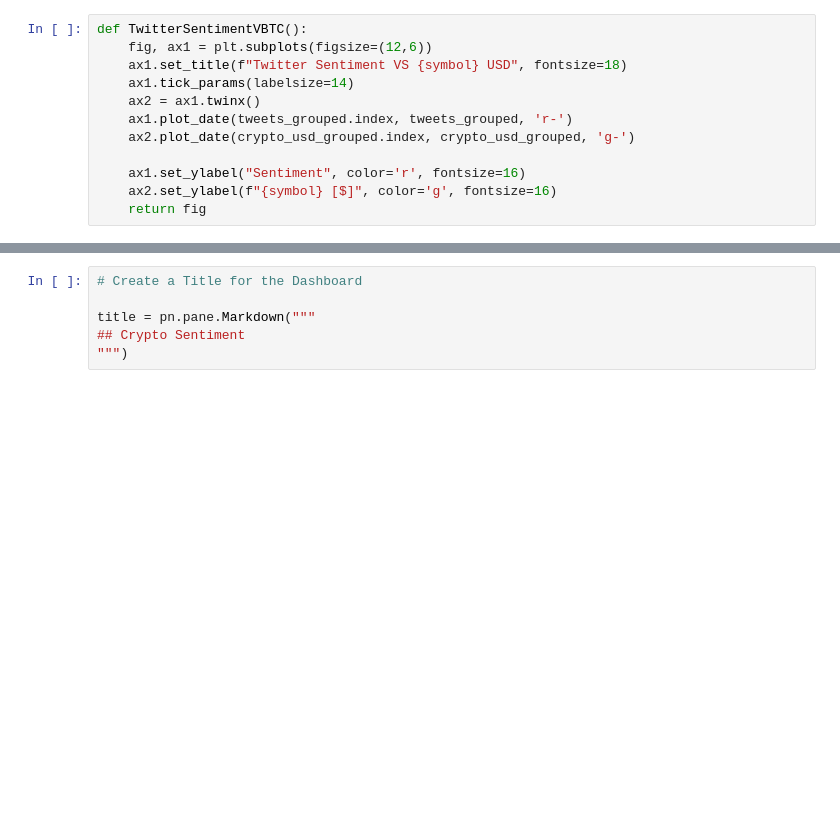
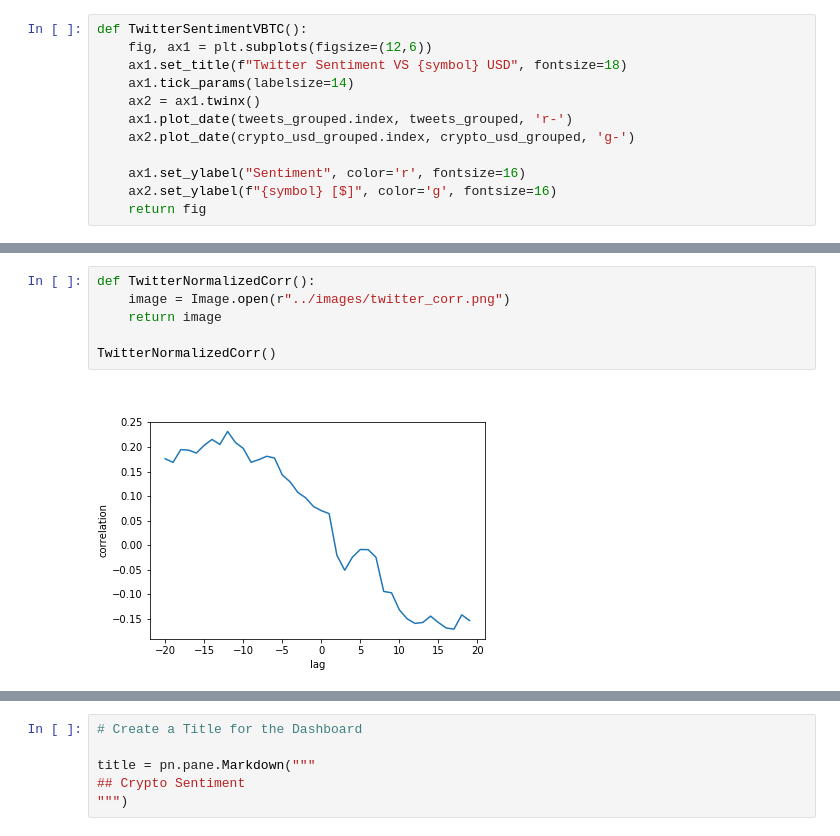
Before and after one commit to markjosephcampbell/Project3, a Jupyter notebook: Notebook/dashboard.ipynb, the cells around one changed output, grey strips where cells are left out. Cells and saved outputs as stored; diff of their text form; blank space fills up the shorter version.

```diff
--- a/Notebook/dashboard.ipynb
+++ b/Notebook/dashboard.ipynb
@@ -115,0 +134,8 @@ ValueError: PNG pane does not support objects of type 'Figure'.
+# %%
+def TwitterNormalizedCorr():
+    image = Image.open(r"../images/twitter_corr.png")
+    return image
+
+TwitterNormalizedCorr()
+# %% [output]
+[figure, added]
```
Also changed, not shown: parts of 11 cells of this notebook, 7 other files.
